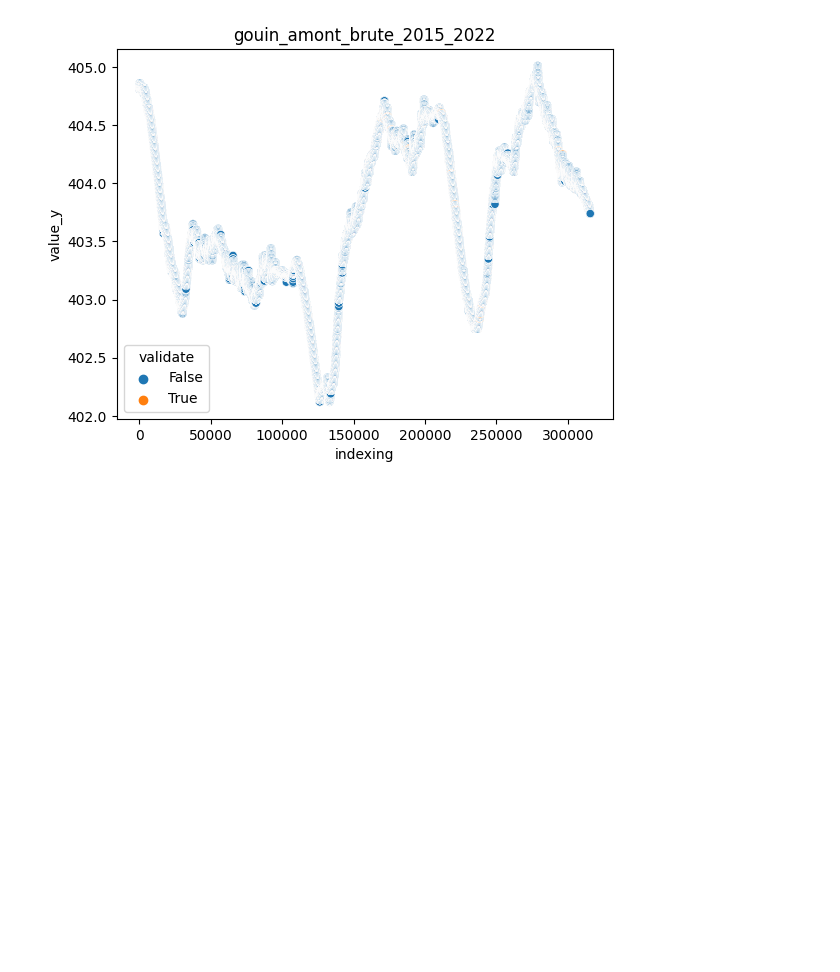
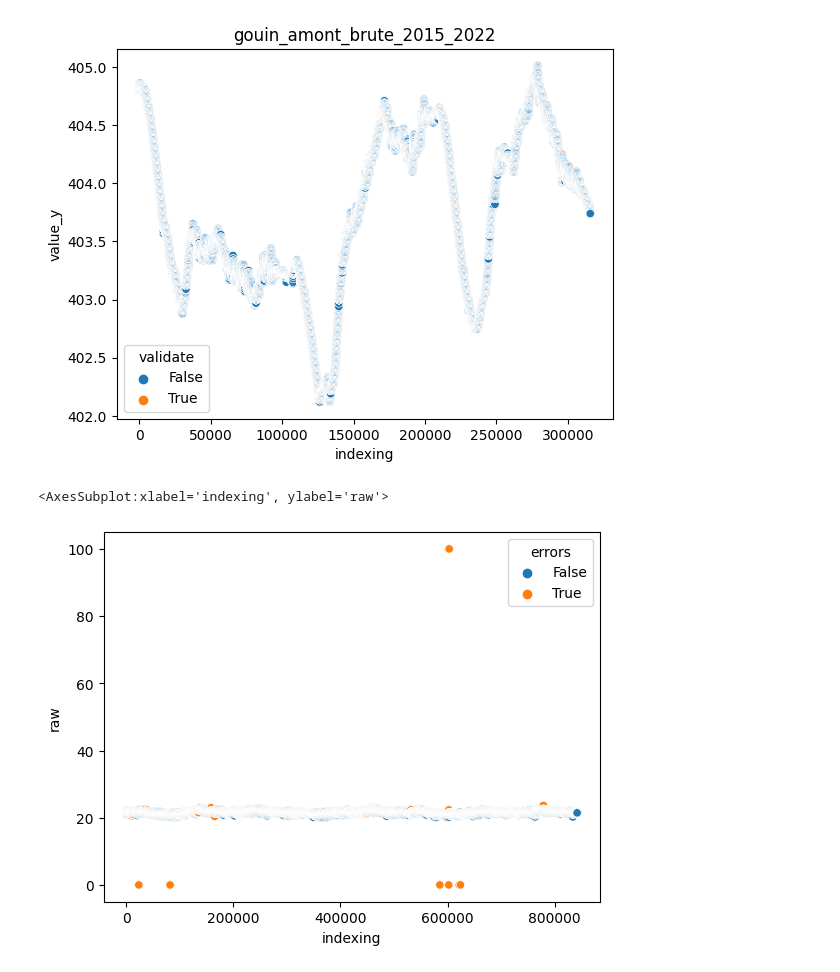
Before and after one commit to simdage/hack-qc, a Jupyter notebook: notebooks/build_dataset.ipynb, the cells around one changed output. Cells and saved outputs as stored; diff of their text form; code cells hidden in the pictures; blank space fills up the shorter version.

```diff
--- a/notebooks/build_dataset.ipynb
+++ b/notebooks/build_dataset.ipynb
@@ -152,0 +159,15 @@ plt.savefig(os.path.join(result_path,
+# %%
+df_raw.rename(columns={'value':'raw'}, inplace = True)
+df_val.rename(columns={'value':'val'}, inplace = True)
+# %%
+df_merge = pd.merge(df_raw, df_val, on=['date','year','month','day','hour','minute'], how='left')
+# %%
+df_merge['raw-val'] = df_merge.apply(lambda row: row.raw - row.val, axis = 1)
+# %%
+df_merge['errors'] = df_merge.apply(lambda row: row['raw-val']!=0, axis = 1)
+df_merge['indexing'] = np.arange(len(df_merge['val']))
+# %%
+sns.scatterplot(data=df_merge, x="indexing", y="raw", hue='errors')
+# %% [output]
+<AxesSubplot:xlabel='indexing', ylabel='raw'>
+[figure, added]
```
Also changed, not shown: parts of 2 cells of this notebook, 1 other file.
